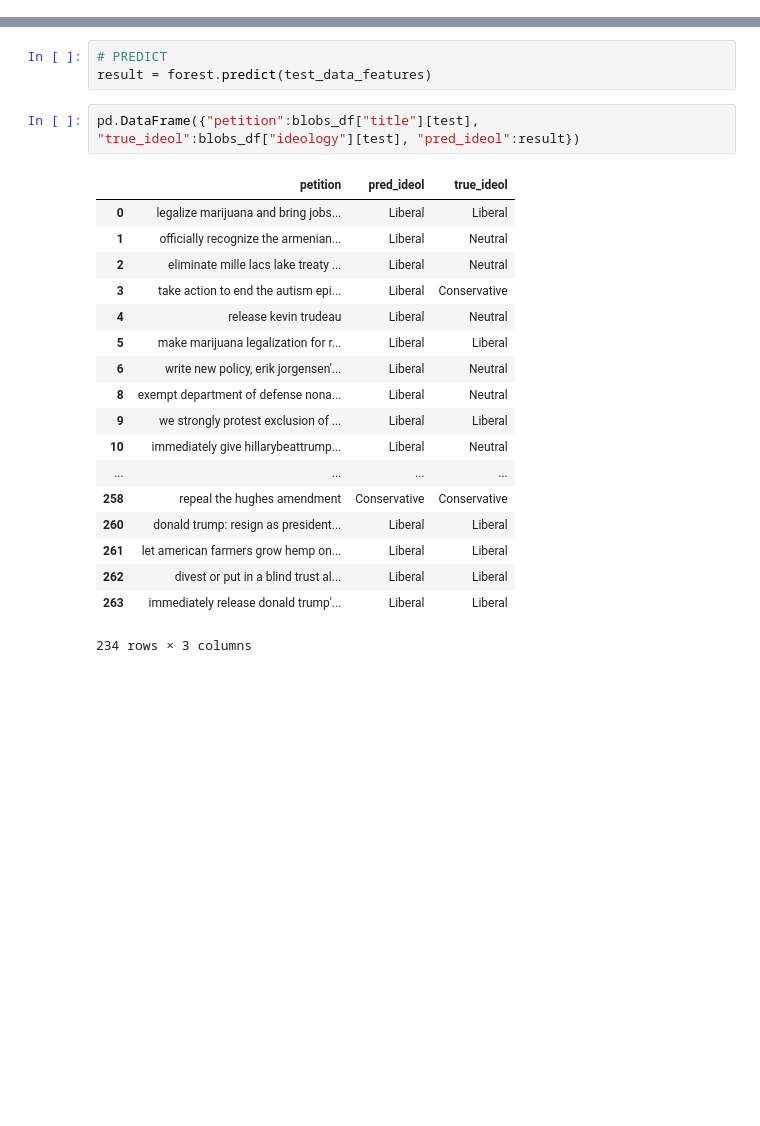
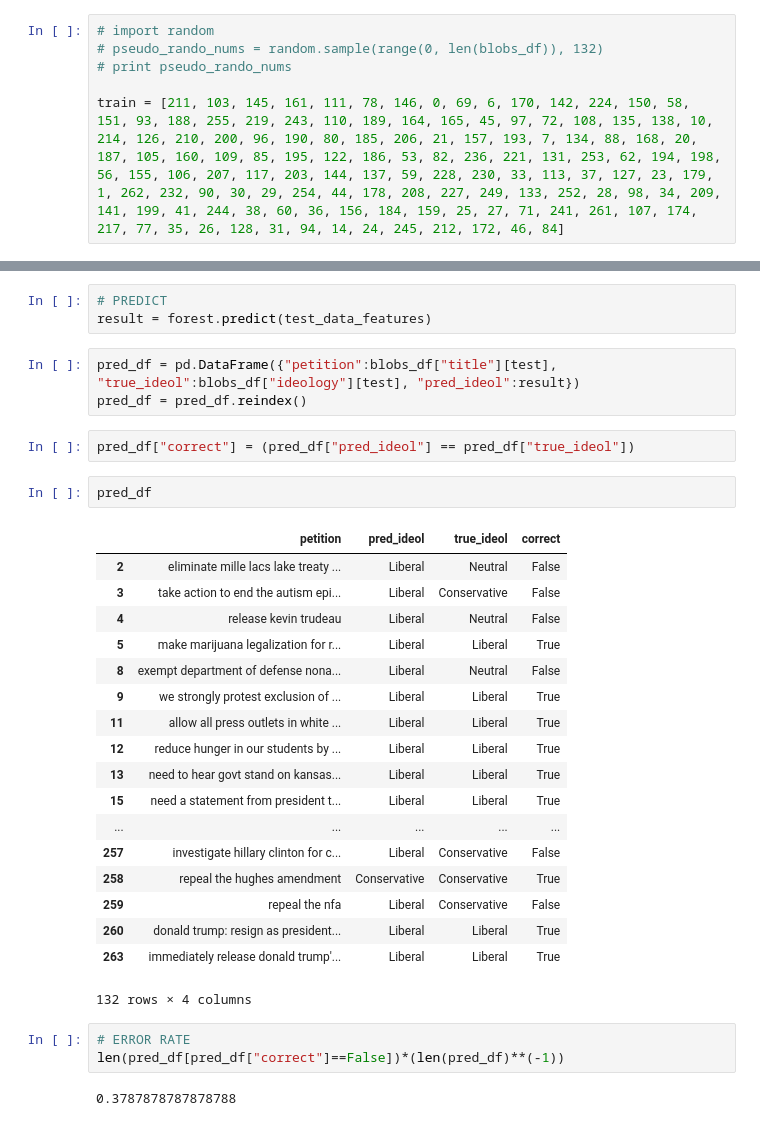
Before and after one commit to palautatan/project141b, a Jupyter notebook: text_processing.ipynb, the cells around one changed output, grey strips where cells are left out. Drawn from its saved outputs; the diff is of its cells as text; blank space fills up the shorter version.

Commit message:
added error rate, increase size of test data to half
error rate at 37.87%

```diff
--- a/text_processing.ipynb
+++ b/text_processing.ipynb
@@ -374,3 +368,9 @@ train = [52, 12, 19, 46, 72, 143, 92, 97, 244, 94, 177, 241, 7, 32, 229, 75, 43,
+# %%
+# import random
+# pseudo_rando_nums = random.sample(range(0, len(blobs_df)), 132)
+# print pseudo_rando_nums
+
+train = [211, 103, 145, 161, 111, 78, 146, 0, 69, 6, 170, 142, 224, 150, 58, 151, 93, 188, 255, 219, 243, 110, 189, 164, 165, 45, 97, 72, 108, 135, 138, 10, 214, 126, 210, 200, 96, 190, 80, 185, 206, 21, 157, 193, 7, 134, 88, 168, 20, 187, 105, 160, 109, 85, 195, 122, 186, 53, 82, 236, 221, 131, 253, 62, 194, 198, 56, 155, 106, 207, 117, 203, 144, 137, 59, 228, 230, 33, 113, 37, 127, 23, 179, 1, 262, 232, 90, 30, 29, 254, 44, 178, 208, 227, 249, 133, 252, 28, 98, 34, 209, 141, 199, 41, 244, 38, 60, 36, 156, 184, 159, 25, 27, 71, 241, 261, 107, 174, 217, 77, 35, 26, 128, 31, 94, 14, 24, 245, 212, 172, 46, 84]
 # %%
 # VECTORIZING TRAINING DATA
 vectorizer = CountVectorizer(analyzer= "word",
@@ -417,23 +417,33 @@ array([[0, 0, 0, ..., 0, 0, 0],
 # PREDICT
 result = forest.predict(test_data_features)
 # %%
-pd.DataFrame({"petition":blobs_df["title"][test], "true_ideol":blobs_df["ideology"][test], "pred_ideol":result})
+pred_df = pd.DataFrame({"petition":blobs_df["title"][test], "true_ideol":blobs_df["ideology"][test], "pred_ideol":result})
+pred_df = pred_df.reindex()
-# %% [output]
-|  | petition | pred_ideol | true_ideol |
-| 0 | legalize marijuana and bring jobs... | Liberal | Liberal |
-| 1 | officially recognize the armenian... | Liberal | Neutral |
-| 2 | eliminate mille lacs lake treaty ... | Liberal | Neutral |
-| 3 | take action to end the autism epi... | Liberal | Conservative |
-| 4 | release kevin trudeau | Liberal | Neutral |
-| 5 | make marijuana legalization for r... | Liberal | Liberal |
-| 6 | write new policy, erik jorgensen'... | Liberal | Neutral |
-| 8 | exempt department of defense nona... | Liberal | Neutral |
-| 9 | we strongly protest exclusion of ... | Liberal | Liberal |
-| 10 | immediately give hillarybeattrump... | Liberal | Neutral |
-| ... | ... | ... | ... |
-| 258 | repeal the hughes amendment | Conservative | Conservative |
-| 260 | donald trump: resign as president... | Liberal | Liberal |
-| 261 | let american farmers grow hemp on... | Liberal | Liberal |
-| 262 | divest or put in a blind trust al... | Liberal | Liberal |
-| 263 | immediately release donald trump'... | Liberal | Liberal |
-234 rows × 3 columns
+# %%
+pred_df["correct"] = (pred_df["pred_ideol"] == pred_df["true_ideol"])
+# %%
+pred_df
+# %% [output]
+|  | petition | pred_ideol | true_ideol | correct |
+| 2 | eliminate mille lacs lake treaty ... | Liberal | Neutral | False |
+| 3 | take action to end the autism epi... | Liberal | Conservative | False |
+| 4 | release kevin trudeau | Liberal | Neutral | False |
+| 5 | make marijuana legalization for r... | Liberal | Liberal | True |
+| 8 | exempt department of defense nona... | Liberal | Neutral | False |
+| 9 | we strongly protest exclusion of ... | Liberal | Liberal | True |
+| 11 | allow all press outlets in white ... | Liberal | Liberal | True |
+| 12 | reduce hunger in our students by ... | Liberal | Liberal | True |
+| 13 | need to hear govt stand on kansas... | Liberal | Liberal | True |
+| 15 | need a statement from president t... | Liberal | Liberal | True |
+| ... | ... | ... | ... | ... |
+| 257 | investigate hillary clinton for c... | Liberal | Conservative | False |
+| 258 | repeal the hughes amendment | Conservative | Conservative | True |
+| 259 | repeal the nfa | Liberal | Conservative | False |
+| 260 | donald trump: resign as president... | Liberal | Liberal | True |
+| 263 | immediately release donald trump'... | Liberal | Liberal | True |
+132 rows × 4 columns
+# %%
+# ERROR RATE
+len(pred_df[pred_df["correct"]==False])*(len(pred_df)**(-1))
+# %% [output]
+0.3787878787878788
```
Also changed, not shown: parts of 3 cells of this notebook.
